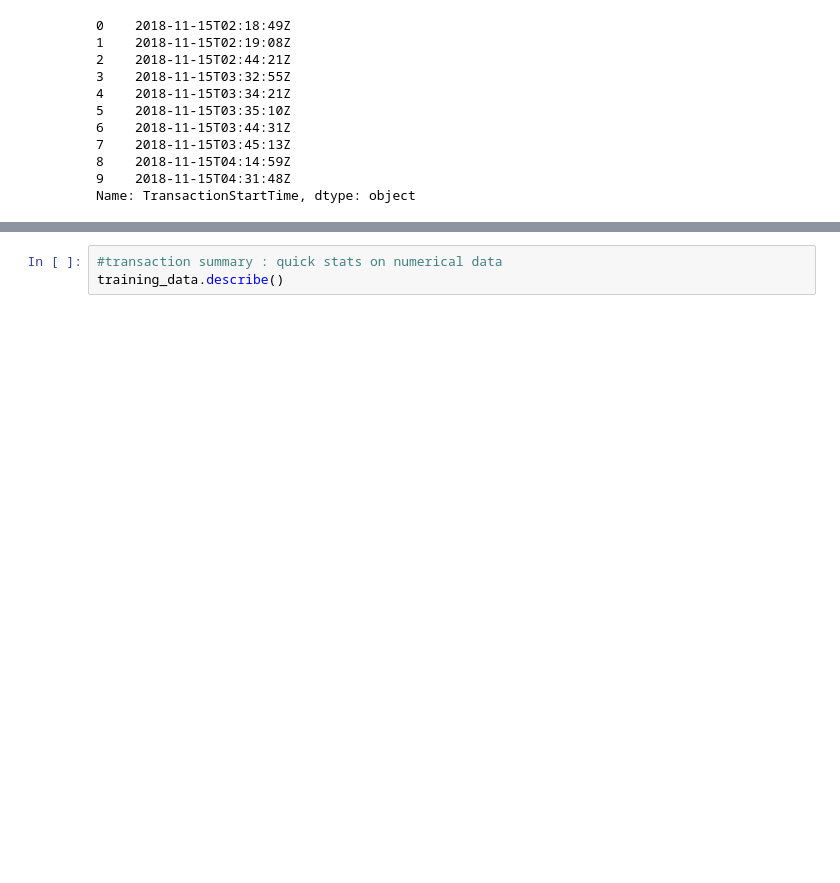
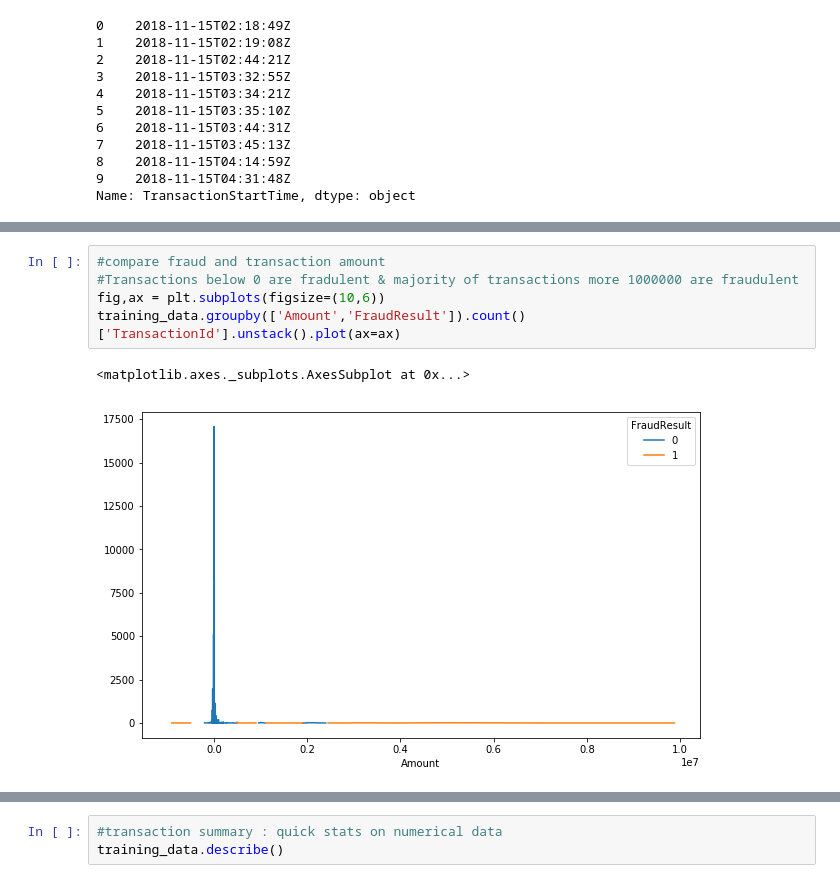
Before and after one commit to wkirui/sturdy-xente, a Jupyter notebook: Xente Fraud Detection Model.ipynb, the cells around one changed output, grey strips where cells are left out. Cells and saved outputs as stored; diff of their text form; blank space fills up the shorter version.

```diff
--- a/Xente Fraud Detection Model.ipynb
+++ b/Xente Fraud Detection Model.ipynb
@@ -103,0 +147,8 @@ training_data.head()
+# %%
+#compare fraud and transaction amount
+#Transactions below 0 are fradulent & majority of transactions more 1000000 are fraudulent
+fig,ax = plt.subplots(figsize=(10,6))
+training_data.groupby(['Amount','FraudResult']).count()['TransactionId'].unstack().plot(ax=ax)
+# %% [output]
+<matplotlib.axes._subplots.AxesSubplot at 0x...>
+[figure, added]
```
Also changed, not shown: parts of 10 cells of this notebook.
